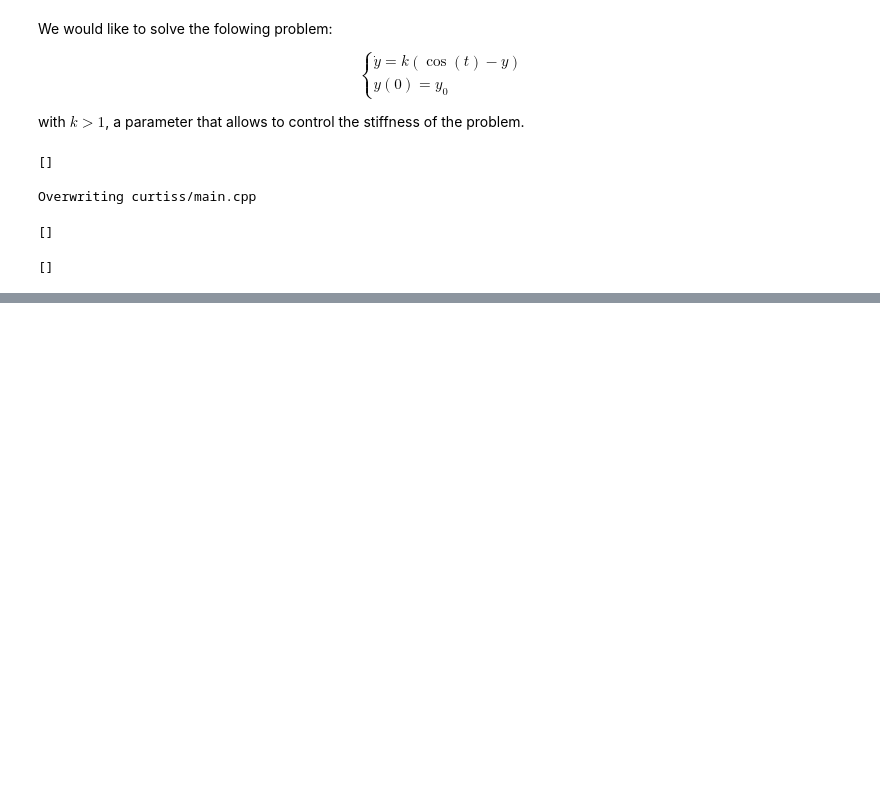
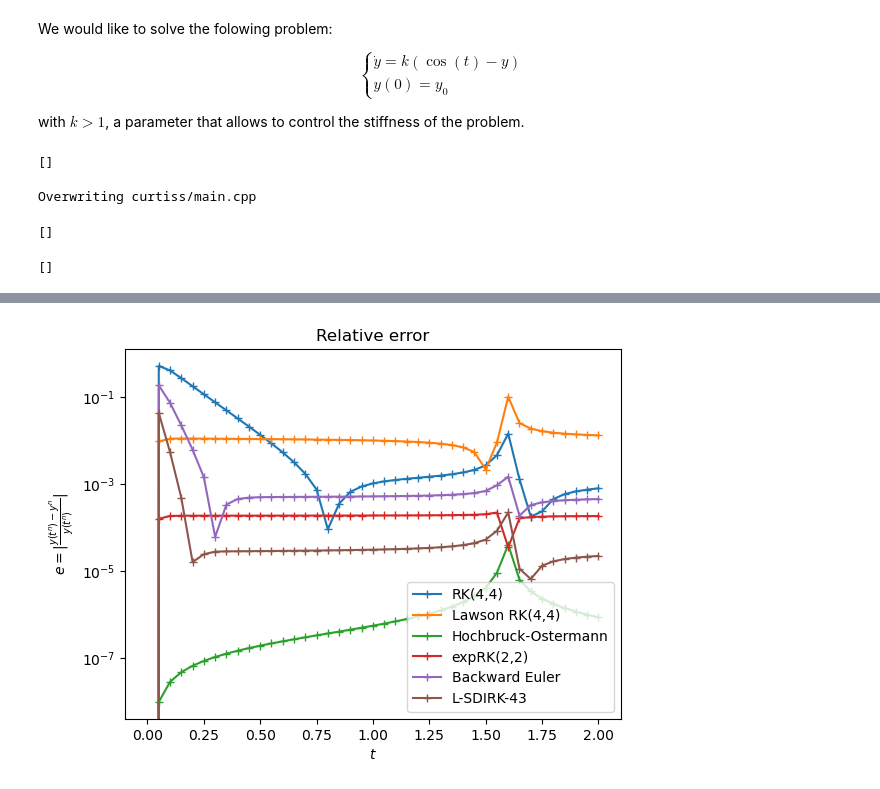
Before and after one commit to hpc-maths/ponio, a Jupyter notebook: solver/notebooks/curtiss_hirschfelder.ipynb, the cells around one changed output, grey strips where cells are left out. Cells and saved outputs as stored; diff of their text form; code cells hidden in the pictures; blank space fills up the shorter version.

```diff
--- a/solver/notebooks/curtiss_hirschfelder.ipynb
+++ b/solver/notebooks/curtiss_hirschfelder.ipynb
@@ -121,0 +154,16 @@ plt.show()
+# %%
+for key, val in methods.items():
+    data = np.loadtxt(f"curtiss/sol_{key}.dat")
+    t = data[:, 0]
+    y = data[:, 1]
+
+    plt.plot(t, relative_error(t, y), "+-", label=val)
+
+plt.legend()
+plt.xlabel("$t$")
+plt.ylabel("$e = \\left| \\frac{y(t^n) - y^n}{y(t^n)} \\right|$")
+plt.yscale('log')
+plt.title("Relative error")
+plt.show()
+# %% [output]
+[figure, added]
```
Also changed, not shown: parts of 9 cells of this notebook, 13 other files.
